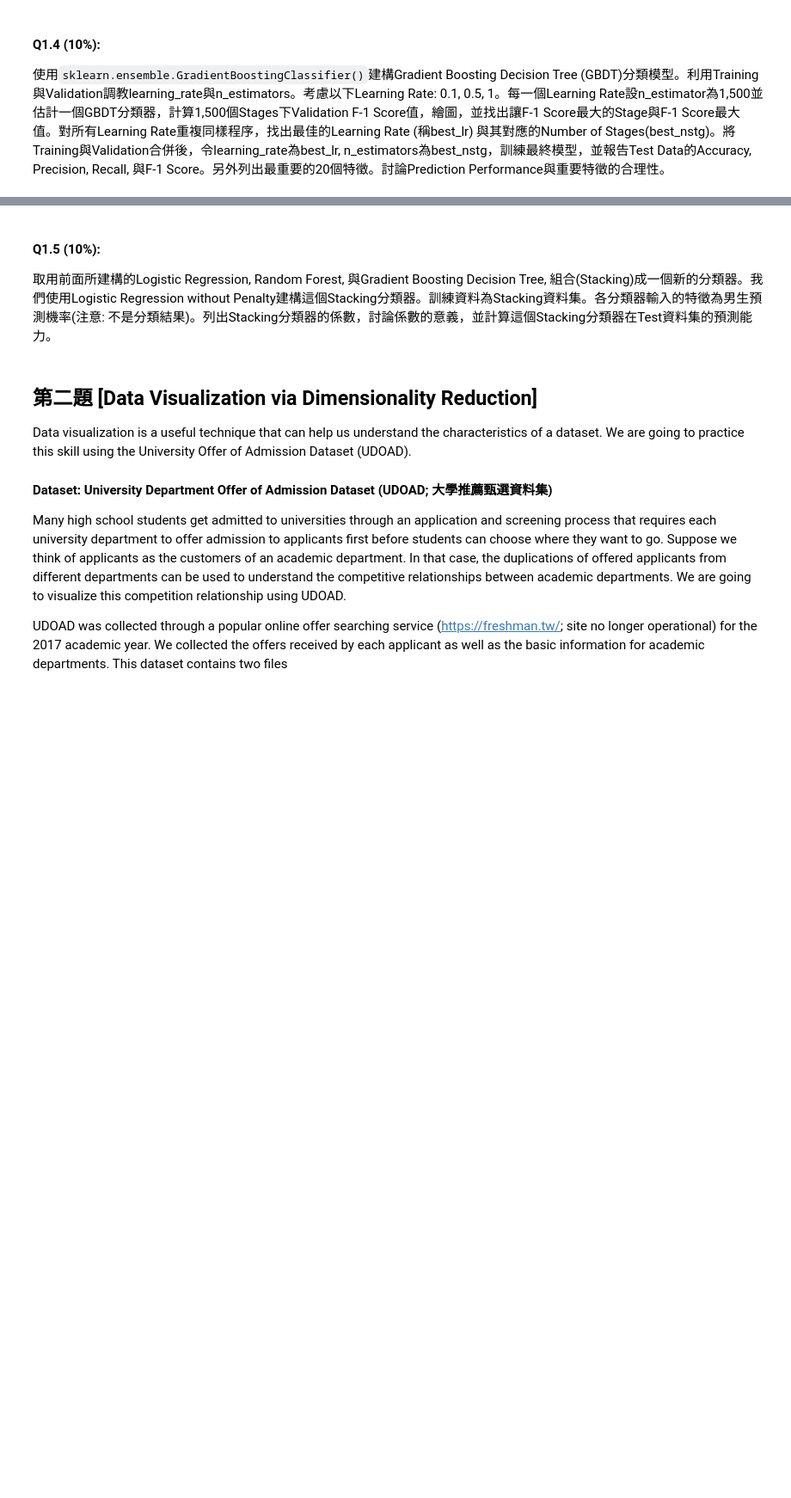
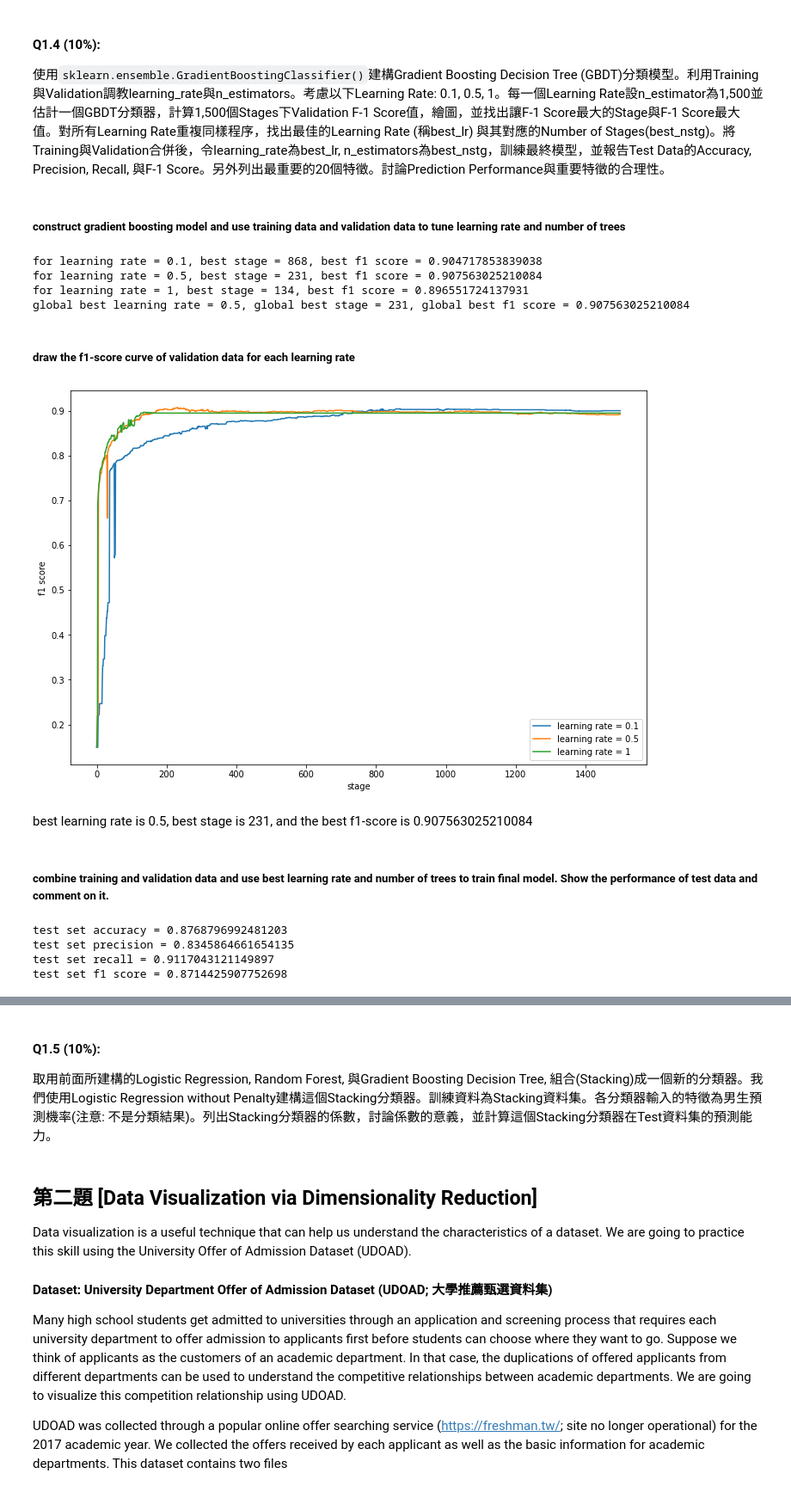
Before and after one commit to Brian-Konr/statistical-learning-IM5056, a Jupyter notebook: hw3/hw3.ipynb, the cells around one changed output, grey strips where cells are left out. Shown: that part at 86% size. Saved outputs shown, nothing was run; the diff lists cells and outputs as text; code cells hidden in the pictures; blank space fills up the shorter version.

```diff
--- a/hw3/hw3.ipynb
+++ b/hw3/hw3.ipynb
@@ -509,3 +509,81 @@ Random Forest 的 importance score 代表這個特徵對於模型預測能力的
 # %% [markdown]
 #### Q1.4 (10%):
 使用`sklearn.ensemble.GradientBoostingClassifier()`建構Gradient Boosting Decision Tree (GBDT)分類模型。利用Training與Validation調教learning_rate與n_estimators。考慮以下Learning Rate: 0.1, 0.5, 1。每一個Learning Rate設n_estimator為1,500並估計一個GBDT分類器，計算1,500個Stages下Validation F-1 Score值，繪圖，並找出讓F-1 Score最大的Stage與F-1 Score最大值。對所有Learning Rate重複同樣程序，找出最佳的Learning Rate (稱best_lr) 與其對應的Number of Stages(best_nstg)。將Training與Validation合併後，令learning_rate為best_lr, n_estimators為best_nstg，訓練最終模型，並報告Test Data的Accuracy, Precision, Recall, 與F-1 Score。另外列出最重要的20個特徵。討論Prediction Performance與重要特徵的合理性。
+# %% [markdown]
+##### construct gradient boosting model and use training data and validation data to tune learning rate and number of trees
+# %%
+from sklearn.ensemble import GradientBoostingClassifier
+
+learning_rate = [0.1, 0.5, 1]
+
+lr_f1_list_dict = {
+    0.1: [],
+    0.5: [],
+    1: []
+}
+# for every learning rate, we set n_estimators = 1500
+
+# use grid search to find the best learning rate
+global_best_score = 0
+global_best_stage = 0
+global_best_learning_rate = 0
+for lr in learning_rate:
+    best_score_for_current_lr = 0
+    best_stage_for_current_lr = 0
+    gb = GradientBoostingClassifier(learning_rate = lr, n_estimators = 1500)
+    gb.fit(X_train, Y_train)
+
+    # find best stage for each learning rate
+    for index, y_valid_pred in enumerate(gb.staged_predict(X_validation)):
+        score = f1_score(Y_validation, y_valid_pred)
+        lr_f1_list_dict[lr].append(score)
+        if score > best_score_for_current_lr:
+            best_score_for_current_lr = score
+            best_stage_for_current_lr = index
+        if score > global_best_score:
+            global_best_score = score
+            global_best_learning_rate = lr
+            global_best_stage = best_stage_for_current_lr
+    print(f"for learning rate = {lr}, best stage = {best_stage_for_current_lr}, best f1 score = {best_score_for_current_lr}")
+
+print(f"global best learning rate = {global_best_learning_rate}, global best stage = {global_best_stage}, global best f1 score = {global_best_score}")
+# %% [output]
+for learning rate = 0.1, best stage = 868, best f1 score = 0.904717853839038
+for learning rate = 0.5, best stage = 231, best f1 score = 0.907563025210084
+for learning rate = 1, best stage = 134, best f1 score = 0.896551724137931
+global best learning rate = 0.5, global best stage = 231, global best f1 score = 0.907563025210084
+# %% [markdown]
+##### draw the f1-score curve of validation data for each learning rate
+# %%
+import matplotlib.pyplot as plt
+plt.figure(figsize=(12, 8))
+plt.plot(lr_f1_list_dict[0.1], label = "learning rate = 0.1")
+plt.plot(lr_f1_list_dict[0.5], label = "learning rate = 0.5")
+plt.plot(lr_f1_list_dict[1], label = "learning rate = 1")
+plt.legend()
+plt.xlabel("stage")
+plt.ylabel("f1 score")
+plt.show()
+# %% [output]
+[figure, added]
+# %% [markdown]
+best learning rate is 0.5, best stage is 231, and the best f1-score is 0.907563025210084
+# %% [markdown]
+##### combine training and validation data and use best learning rate and number of trees to train final model. Show the performance of test data and comment on it.
+# %%
+# combine train and validation set and train the model with the best learning rate and stage
+from sklearn.metrics import accuracy_score, precision_score, recall_score, f1_score
+
+final_gb = GradientBoostingClassifier(learning_rate = global_best_learning_rate, n_estimators = global_best_stage)
+final_gb.fit(combine_X, combine_Y)
+
+# evaluate the test set performance
+print(f"test set accuracy = {accuracy_score(Y_test, final_gb.predict(X_test))}")
+print(f"test set precision = {precision_score(Y_test, final_gb.predict(X_test))}")
+print(f"test set recall = {recall_score(Y_test, final_gb.predict(X_test))}")
+print(f"test set f1 score = {f1_score(Y_test, final_gb.predict(X_test))}")
+# %% [output]
+test set accuracy = 0.8768796992481203
+test set precision = 0.8345864661654135
+test set recall = 0.9117043121149897
+test set f1 score = 0.8714425907752698
```
Also changed, not shown: parts of 5 cells of this notebook.
